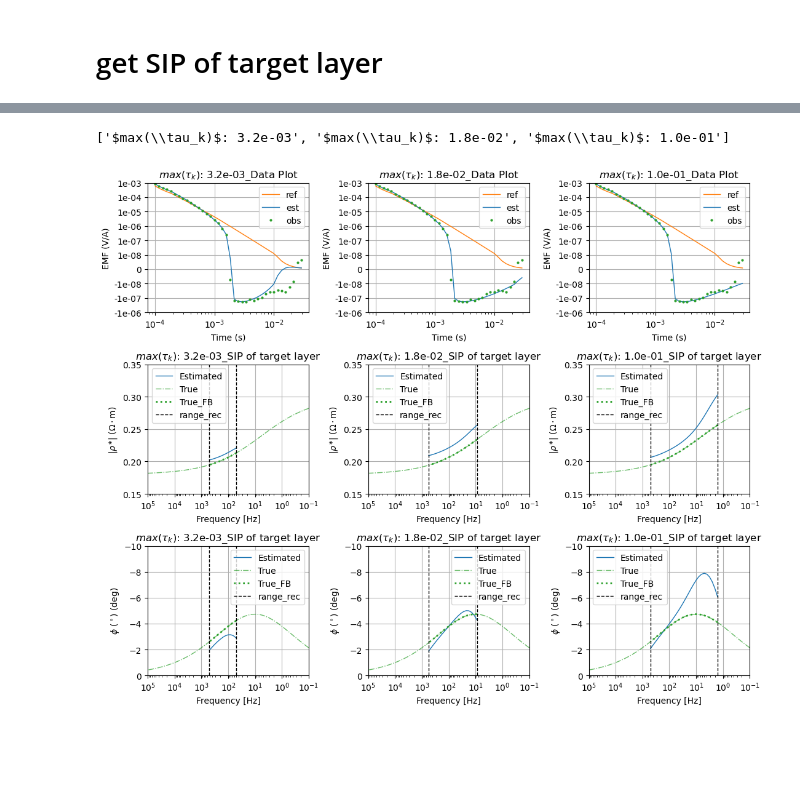
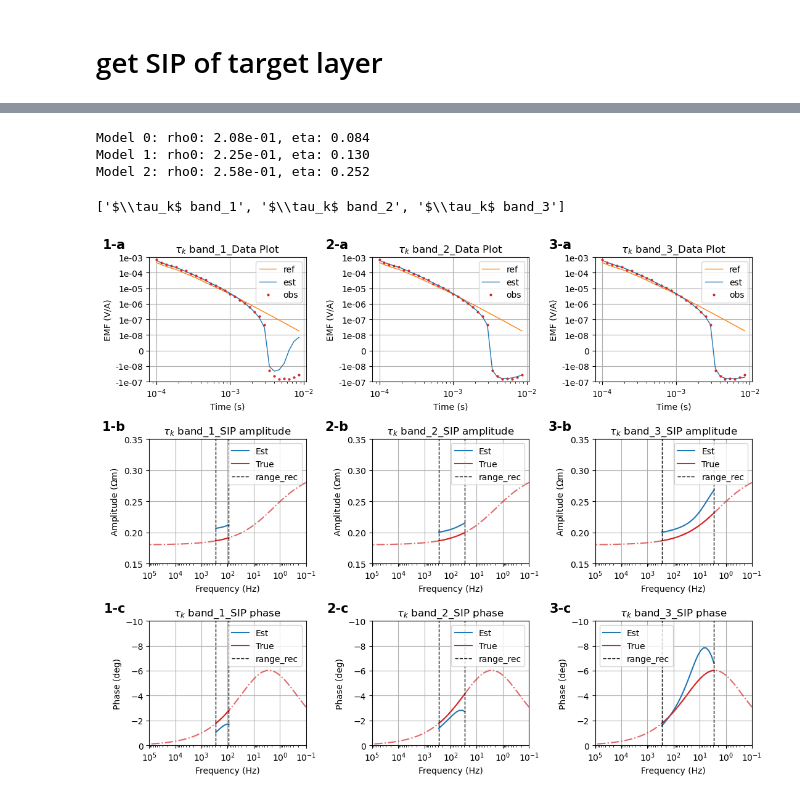
Before and after one commit to MasayukiMotoori/Geophysical_Prospecting_2025, a Jupyter notebook: notebook/43_DD_TEM_range.ipynb, the cells around one changed output, grey strips where cells are left out. Saved outputs shown, nothing was run; the diff lists cells and outputs as text; code cells hidden in the pictures; blank space fills up the shorter version.

```diff
--- a/notebook/43_DD_TEM_range.ipynb
+++ b/notebook/43_DD_TEM_range.ipynb
@@ -650,6 +815,7 @@ beta0_ratio = 1.0
 # %%
 sip_trues =[]
 sim_sip = []
+sim_sip_pelton = []
 sip_dpreds = []
 model_recs_sip = []
 dpreds_sip = []
@@ -664,6 +830,7 @@ for i in range(nrange):
 
     IP_model = Pelton_res_f(freq=freq)
     sim = InducedPolarizationSimulation(ip_model=IP_model, mode='sip')
+    sim_sip_pelton.append(sim)
     dobs_sip = sim.dpred(m=mvec_obs)
     sip_trues.append(dobs_sip)
     f_abs = abs(IP_model.f(mvec_obs))
@@ -714,5 +881,5 @@ for i in range(nrange):
 # %%
-phid_star_ratio = 1.0
+phid_star_ratio = 1.1
 sip_true_inv = []
 sip_true_dpred = []
 for i in range(nrange):
@@ -728,6 +895,15 @@ for i in range(nrange):
     ind = phid_prg < phid_star*phid_star_ratio
     if np.sum(ind) == 0:
         ind = phid_prg == np.min(phid_prg)
+        print(f" range {i}:No phid star found, take min phid")
     sip_true_inv.append(model_prg[ind][0])
+    model = model_prg[ind][0]
     sip_true_dpred.append(data_prg[ind][0])
+    rho0_sip = np.exp(model[0])
+    eta_sip = model[1:].sum()
+    print(f"Model {i}: rho0: {rho0_sip:.2e}, eta: {eta_sip:.3f}")
+# %% [output]
+Model 0: rho0: 2.08e-01, eta: 0.084
+Model 1: rho0: 2.25e-01, eta: 0.130
+Model 2: rho0: 2.58e-01, eta: 0.252
 # %%
@@ -772,13 +948,16 @@ def plot_etas_model(model,taus, ax=None, **kwargs):
     return ax
 # %%
 # title_heads= ['model_1', 'model_2', 'model_3']
-title_heads = []
-for i in range(nrange):
-    title_head = fr'$max(\tau_k)$: {taus_end[i]:.1e}'
-    title_heads.append(title_head)
+# title_heads = []
+# for i in range(nrange):
+#     title_head = fr'$max(\tau_k)$: {taus_end[i]:.1e}'
+#     title_heads.append(title_head)
+title_heads = [r"$\tau_k$ band_1", r"$\tau_k$ band_2", r"$\tau_k$ band_3"]
+
 print(title_heads)
+column_labels = ["1", "2", "3"]
 # %% [output]
-['$max(\\tau_k)$: 3.2e-03', '$max(\\tau_k)$: 1.8e-02', '$max(\\tau_k)$: 1.0e-01']
+['$\\tau_k$ band_1', '$\\tau_k$ band_2', '$\\tau_k$ band_3']
 # %%
 fig, ax = plt.subplots(3, 3, figsize=(11,9))
 
@@ -789,47 +968,70 @@ ax_ranges.append([ax[0, 2], ax[1, 2], ax[2, 2]])
 for i in range(nrange):
     title_head= title_heads[i]
     phid_itr = phid_itrs[i]
+    model = models_rec_phid[i]
     sim = sim_sip[i]
+    sim_pelton = sim_sip_pelton[i]
     ax_range = ax_ranges[i]
     axdata = ax_range[0]
     axsip = [ax_range[1], ax_range[2]]
     axdata = plot_data(data_init = dinit_refs[i], dpred=dpreds_phid[i], ax=axdata)
-    axsip = plot_sip(freq_cmb[i], sip_dpreds[i],
-             ax=axsip, color="C0", label=f"Estimated", linestyle="-"
-             )
-    axsip  = plot_sip(freq=freq_ext,
-              dpreds=sip_true_ext,ax=axsip, color="C2", label=f"True", linestyle="-.",
-              alpha=0.7
-              )
-    axsip  = plot_sip(freq=freq_cmb[i],
-              dpreds=sip_trues[i],ax=axsip, color="C2", label=f"True_FB", linestyle=":",
-              linewidth=2.0)
+
+    axsip = sim_sip_pel_ext.plot_sip_model(model=mvec_obs, ax=axsip,
+            color="C3", linestyle="-.", alpha=0.7)
+    axsip = sim.plot_sip_model(model=model, ax=axsip,
+            color="C0", label=f"Est", linestyle="-")
+
+    axsip = sim_pelton.plot_sip_model(model=mvec_obs, ax=axsip,
+            color="C3", label=f"True", linestyle="-")
+
+    # axsip = plot_sip(freq_cmb[i], sip_dpreds[i],
+    #          ax=axsip, color="C0", label=f"Estimated", linestyle="-"
+    #          )
+    # axsip  = plot_sip(freq=freq_ext,
+    #           dpreds=sip_true_ext,ax=axsip, color="C2", label=f"True", linestyle="-.",
+    #           alpha=0.7
+    #           )
+    # axsip  = plot_sip(freq=freq_cmb[i],
+    #           dpreds=sip_trues[i],ax=axsip, color="C2", label=f"True_FB", linestyle=":",
+    #           linewidth=2.0)
     axsip[0].set_ylim(bottom=0.15,top=0.35)
     axsip[1].set_ylim(top=-10, bottom=0)
     axsip[0].axvline(x=freq_mins[i], color='k', linestyle='--', linewidth=1.0,
                      label=f"range_rec"
                      )
     axsip[0].axvline(x=freq_maxs[i], color='k', linestyle='--', linewidth=1.0)
     axsip[1].axvline(x=freq_mins[i], color='k', linestyle='--', linewidth=1.0,
                      label=f"range_rec"
                      )
     axsip[1].axvline(x=freq_maxs[i], color='k', linestyle='--', linewidth=1.0)
 
 
     for a in axsip:
         a.set_xlim(left=1e5, right=0.1)
 
     for a in ax_range:
         a.legend()#(bbox_to_anchor=(1.05, 1), loc='upper left')
         a.grid()
     ax_range[0].set_title(f"{title_head}_Data Plot")
-    ax_range[1].set_title(f"{title_head}_SIP of target layer")
-    ax_range[2].set_title(f"{title_head}_SIP of target layer")
+    ax_range[1].set_title(f"{title_head}_SIP amplitude")
+    ax_range[2].set_title(f"{title_head}_SIP phase")
+    column_label = column_labels[i]
+    low_names= ['-a', '-b', '-c']
+
+    for label, axis in zip(low_names, ax_range):
+        axis.text(
+            -0.15, 1.05, f"{column_label}{label}",
+            transform=axis.transAxes,
+            fontsize=15, fontweight='bold',
+            va='bottom', ha='right'
+        )
+
 
 plt.tight_layout()
 plt.savefig('43_DD_data_rec.jpg', dpi=300)
+plt.savefig('43_DD_data_rec.pdf',  bbox_inches="tight")
 # %% [output]
-[figure, old version]
+[figure, new version]
 # %%
 fig, ax = plt.subplots(3, 3, figsize=(11,9))
 
```
Also changed, not shown: parts of 45 cells of this notebook, 33 other files.
